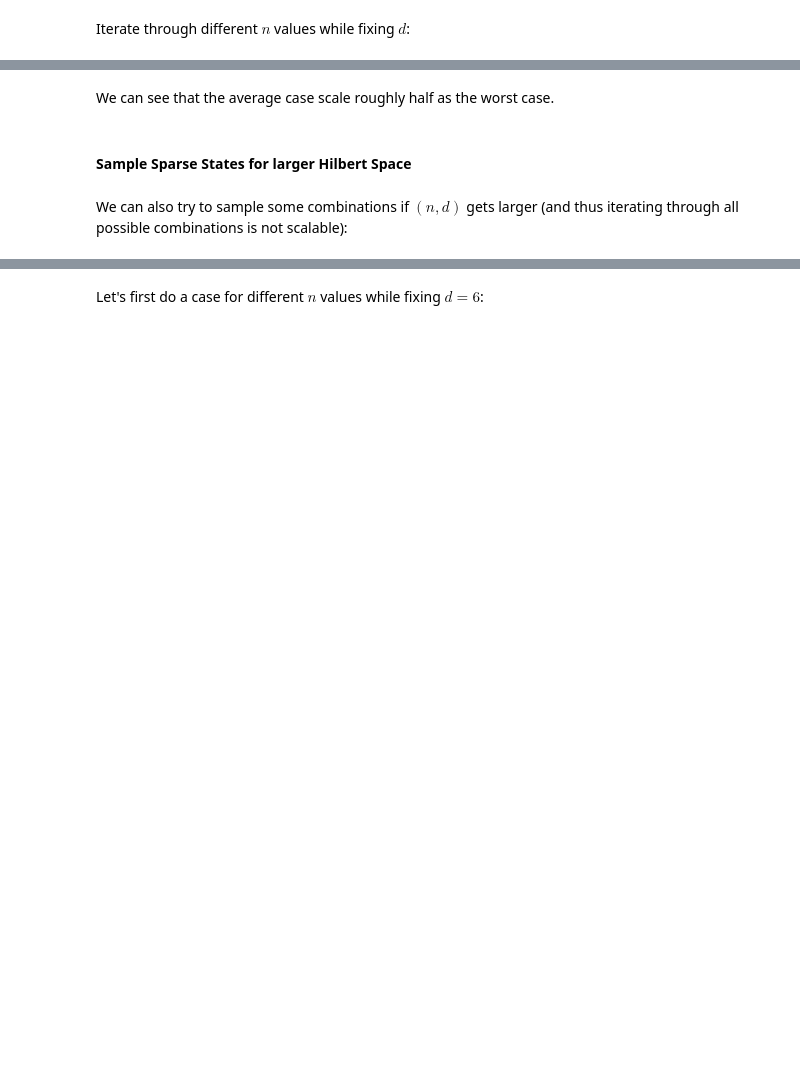
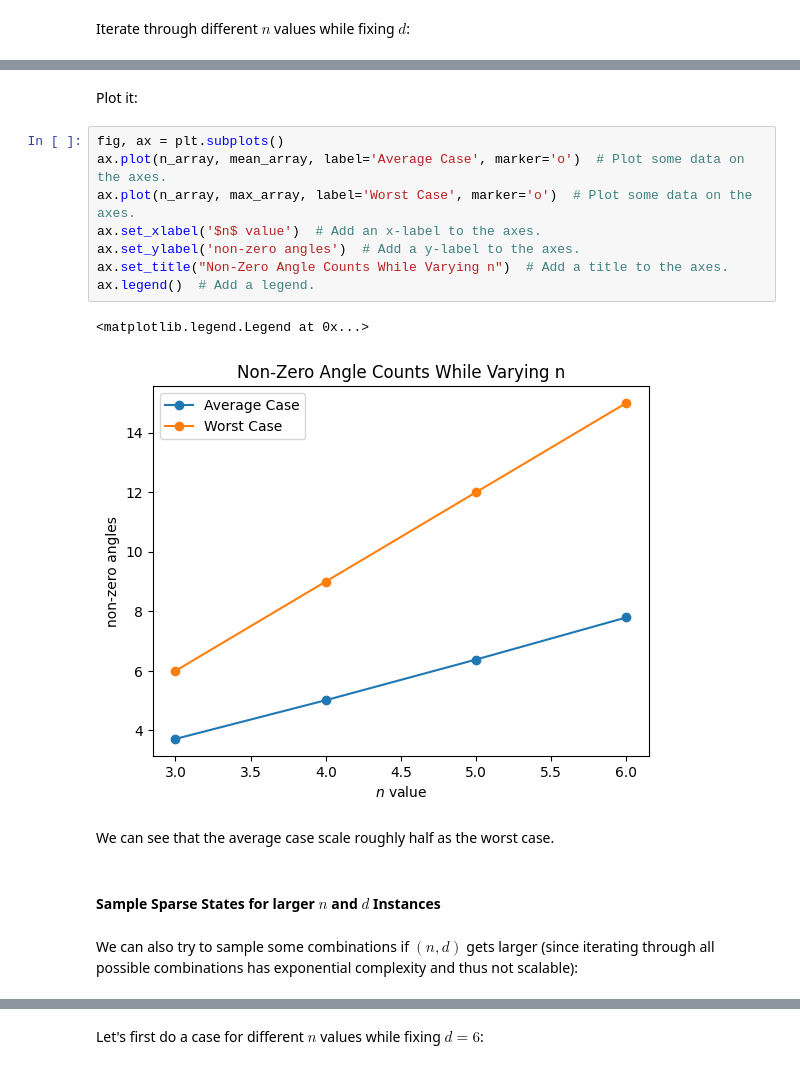
Before and after one commit to guikaiwen/qubit_efficient_QSP, a Jupyter notebook: Sparse_state_cost_benchmark.ipynb, the cells around one changed output, grey strips where cells are left out. Cells and saved outputs as stored; diff of their text form; blank space fills up the shorter version.

```diff
--- a/Sparse_state_cost_benchmark.ipynb
+++ b/Sparse_state_cost_benchmark.ipynb
@@ -139,12 +147,25 @@ for n = 6
 The mean count is 7.7949308755760365
 The max count is 15
 We have 41664 combinations
+# %% [markdown]
+Plot it:
+# %%
+fig, ax = plt.subplots()
+ax.plot(n_array, mean_array, label='Average Case', marker='o')  # Plot some data on the axes.
+ax.plot(n_array, max_array, label='Worst Case', marker='o')  # Plot some data on the axes.
+ax.set_xlabel('$n$ value')  # Add an x-label to the axes.
+ax.set_ylabel('non-zero angles')  # Add a y-label to the axes.
+ax.set_title("Non-Zero Angle Counts While Varying n")  # Add a title to the axes.
+ax.legend()  # Add a legend.
+# %% [output]
+<matplotlib.legend.Legend at 0x...>
+[figure, added]
 # %% [markdown]
 We can see that the average case scale roughly half as the worst case.
 # %% [markdown]
-#### Sample Sparse States for larger Hilbert Space
+#### Sample Sparse States for larger $n$ and $d$ Instances
 # %% [markdown]
-We can also try to sample some combinations if $(n, d)$ gets larger (and thus iterating through all possible combinations is not scalable):
+We can also try to sample some combinations if $(n, d)$ gets larger (since iterating through all possible combinations has exponential complexity and thus not scalable):
 # %%
 n = 7
 d = 3
```
Also changed, not shown: parts of 17 cells of this notebook.
